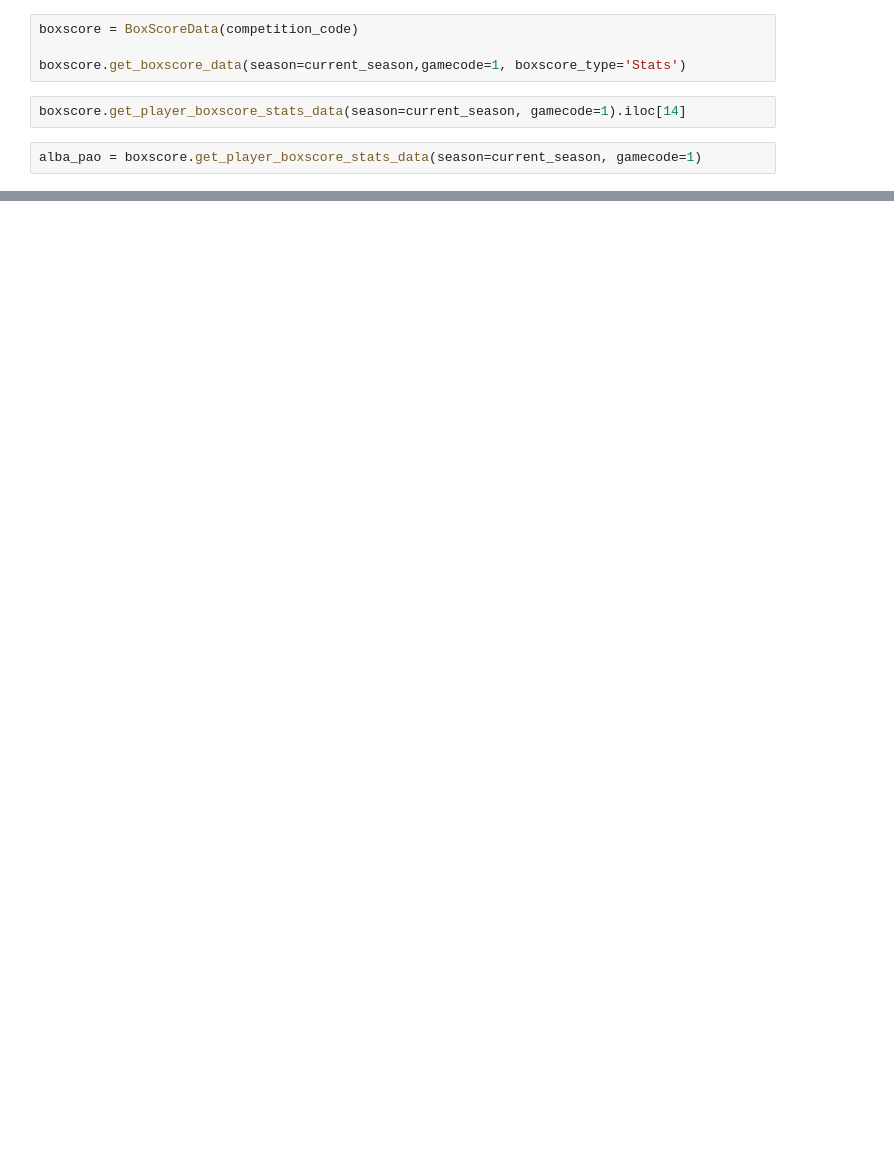
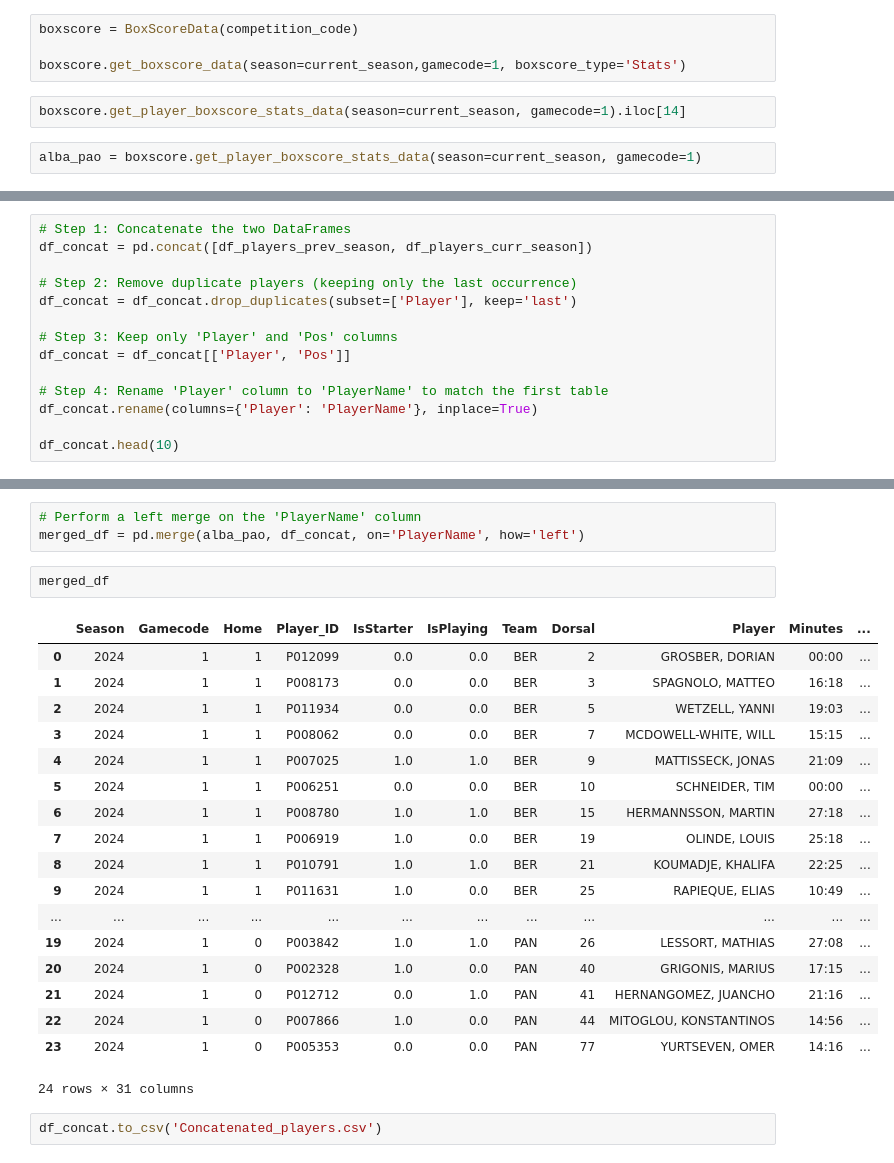
Before and after one commit to SpirosKolovos/FantasyEuroleague, a Jupyter notebook: euroleague_api.ipynb, the cells around one changed output, grey strips where cells are left out. Drawn from its saved outputs; the diff is of its cells as text; blank space fills up the shorter version.

```diff
--- a/euroleague_api.ipynb
+++ b/euroleague_api.ipynb
@@ -81,0 +154,14 @@ alba_pao
+# %%
+# Step 1: Concatenate the two DataFrames
+df_concat = pd.concat([df_players_prev_season, df_players_curr_season])
+
+# Step 2: Remove duplicate players (keeping only the last occurrence)
+df_concat = df_concat.drop_duplicates(subset=['Player'], keep='last')
+
+# Step 3: Keep only 'Player' and 'Pos' columns
+df_concat = df_concat[['Player', 'Pos']]
+
+# Step 4: Rename 'Player' column to 'PlayerName' to match the first table
+df_concat.rename(columns={'Player': 'PlayerName'}, inplace=True)
+
+df_concat.head(10)
@@ -81,0 +180,26 @@ alba_pao
+# %%
+# Perform a left merge on the 'PlayerName' column
+merged_df = pd.merge(alba_pao, df_concat, on='PlayerName', how='left')
+# %%
+merged_df
+# %% [output]
+|  | Season | Gamecode | Home | Player_ID | IsStarter | IsPlaying | Team | Dorsal | Player | Minutes | ... |
+| 0 | 2024 | 1 | 1 | P012099 | 0.0 | 0.0 | BER | 2 | GROSBER, DORIAN | 00:00 | ... |
+| 1 | 2024 | 1 | 1 | P008173 | 0.0 | 0.0 | BER | 3 | SPAGNOLO, MATTEO | 16:18 | ... |
+| 2 | 2024 | 1 | 1 | P011934 | 0.0 | 0.0 | BER | 5 | WETZELL, YANNI | 19:03 | ... |
+| 3 | 2024 | 1 | 1 | P008062 | 0.0 | 0.0 | BER | 7 | MCDOWELL-WHITE, WILL | 15:15 | ... |
+| 4 | 2024 | 1 | 1 | P007025 | 1.0 | 1.0 | BER | 9 | MATTISSECK, JONAS | 21:09 | ... |
+| 5 | 2024 | 1 | 1 | P006251 | 0.0 | 0.0 | BER | 10 | SCHNEIDER, TIM | 00:00 | ... |
+| 6 | 2024 | 1 | 1 | P008780 | 1.0 | 1.0 | BER | 15 | HERMANNSSON, MARTIN | 27:18 | ... |
+| 7 | 2024 | 1 | 1 | P006919 | 1.0 | 0.0 | BER | 19 | OLINDE, LOUIS | 25:18 | ... |
+| 8 | 2024 | 1 | 1 | P010791 | 1.0 | 1.0 | BER | 21 | KOUMADJE, KHALIFA | 22:25 | ... |
+| 9 | 2024 | 1 | 1 | P011631 | 1.0 | 0.0 | BER | 25 | RAPIEQUE, ELIAS | 10:49 | ... |
+| ... | ... | ... | ... | ... | ... | ... | ... | ... | ... | ... | ... |
+| 19 | 2024 | 1 | 0 | P003842 | 1.0 | 1.0 | PAN | 26 | LESSORT, MATHIAS | 27:08 | ... |
+| 20 | 2024 | 1 | 0 | P002328 | 1.0 | 0.0 | PAN | 40 | GRIGONIS, MARIUS | 17:15 | ... |
+| 21 | 2024 | 1 | 0 | P012712 | 0.0 | 1.0 | PAN | 41 | HERNANGOMEZ, JUANCHO | 21:16 | ... |
+| 22 | 2024 | 1 | 0 | P007866 | 1.0 | 0.0 | PAN | 44 | MITOGLOU, KONSTANTINOS | 14:56 | ... |
+| 23 | 2024 | 1 | 0 | P005353 | 0.0 | 0.0 | PAN | 77 | YURTSEVEN, OMER | 14:16 | ... |
+24 rows × 31 columns
+# %%
+df_concat.to_csv('Concatenated_players.csv')
```
Also changed, not shown: parts of 8 cells of this notebook, 2 other files.
